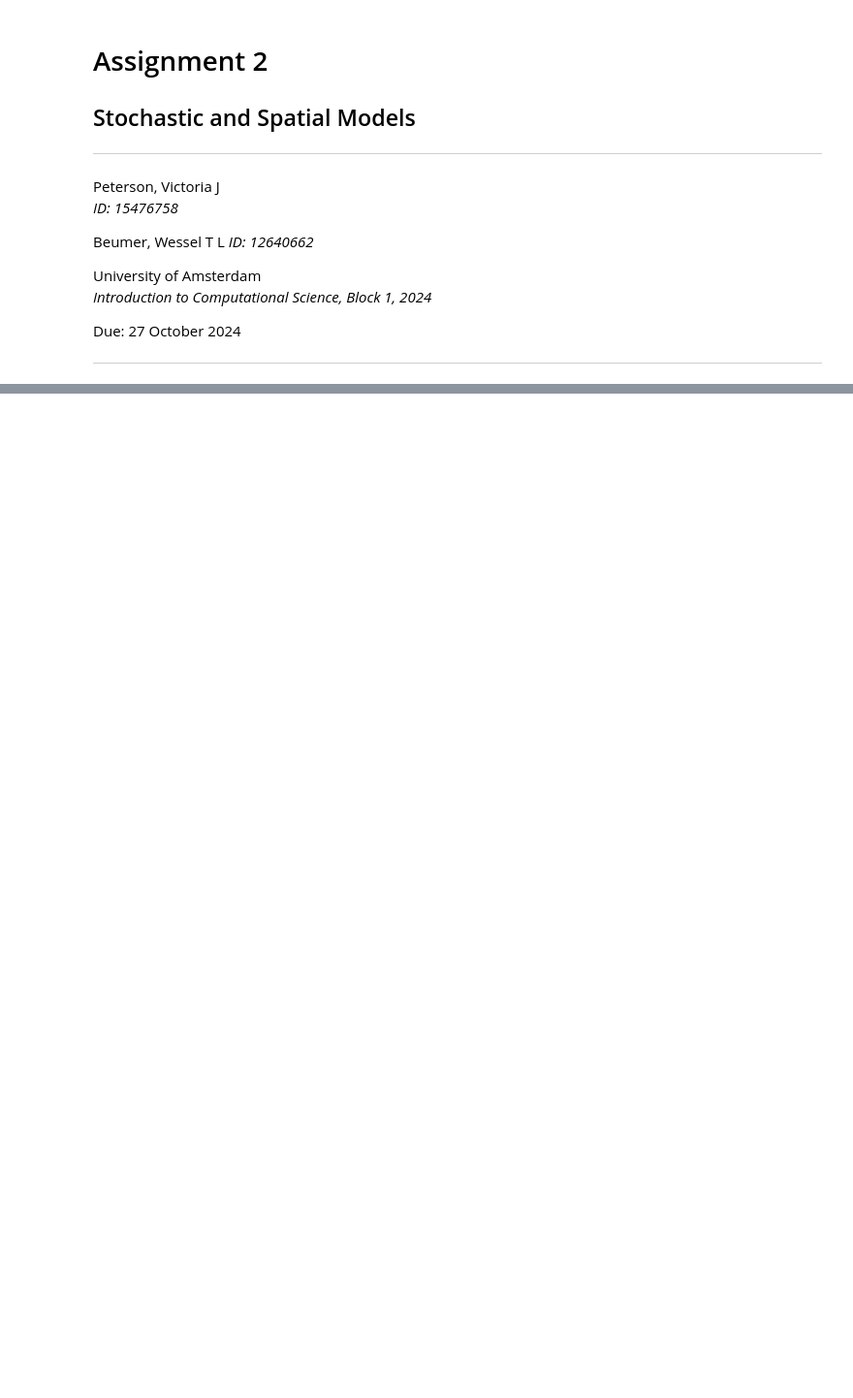
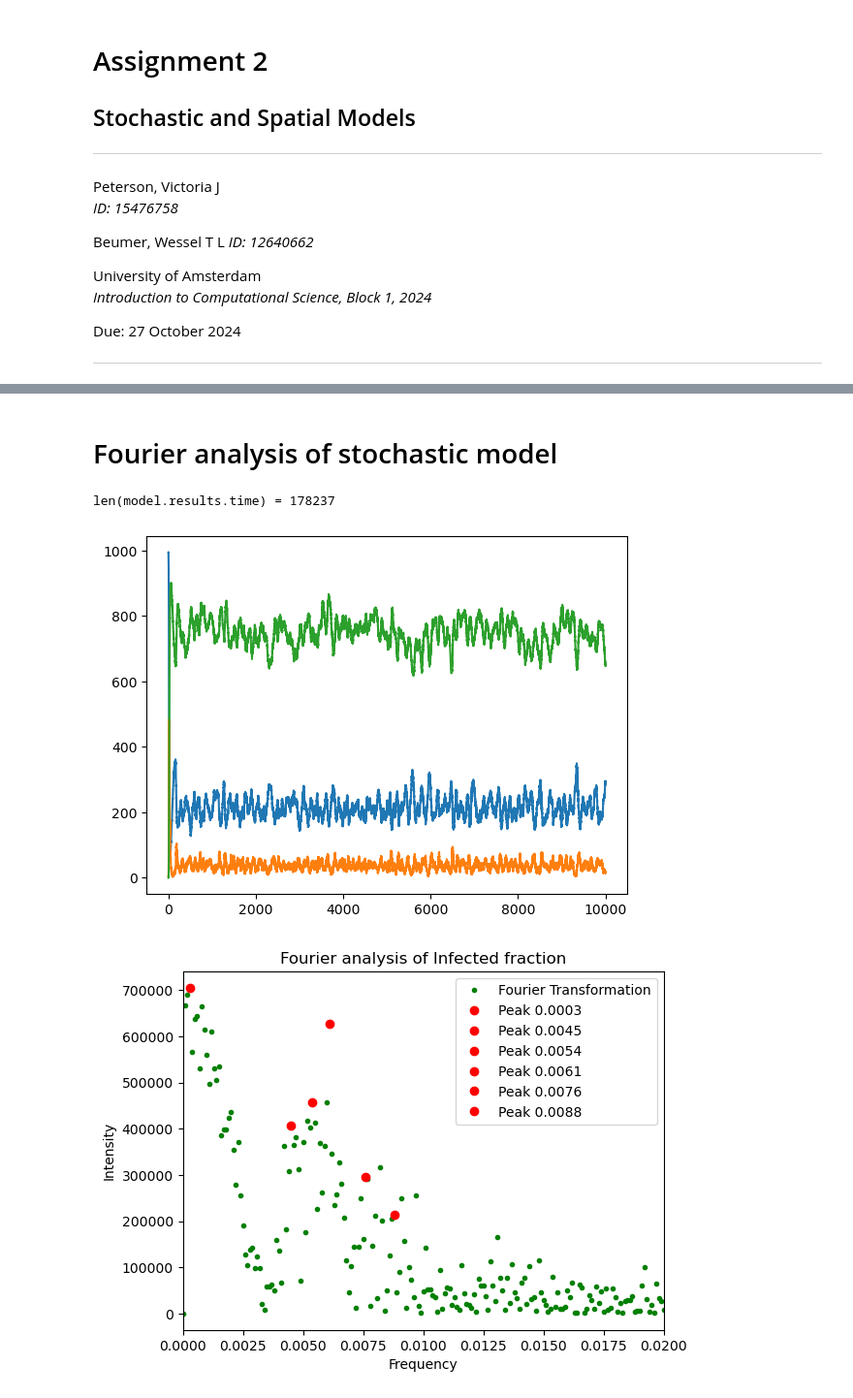
Before and after one commit to VictorianHues/Stochastic-SpatialModels_Assignment2, a Jupyter notebook: Peterson_15476758_Beumer_12640662_assignment2.ipynb, the cells around one changed output, grey strips where cells are left out. Shown: that part at 97% size. Drawn from its saved outputs; the diff is of its cells as text; code cells hidden in the pictures; blank space fills up the shorter version.

```diff
--- a/Peterson_15476758_Beumer_12640662_assignment2.ipynb
+++ b/Peterson_15476758_Beumer_12640662_assignment2.ipynb
@@ -234,0 +241,35 @@ plt.show()
+# %% [markdown]
+# Fourier analysis of stochastic model
+# %%
+# Initial Values
+X0 = 995
+Y0 = 5
+# X0 = 1000
+# Y0 = 0
+Z0 = 0
+N = X0 + Y0 + Z0
+beta = 0.5
+gamma = 0.1
+mu = 0.005
+maxTime = 10000
+
+model = SIRModelGillespies(X0, Y0, Z0, N, beta, gamma, mu)
+model.gillespiesSimulation(maxTime)
+
+print(f"{len(model.results.time) = }")
+plt.plot(model.results.time, model.results.S_List, label='S')
+plt.plot(model.results.time, model.results.I_List, label='I')
+plt.plot(model.results.time, model.results.R_List, label='R')
+plt.show()
+# plt.plot(model.results.time, model.results.S_List, label='S')
+# plt.plot(model.results.time, model.results.I_List, label='I')
+# plt.plot(model.results.time, model.results.R_List, label='R')
+# plt.xlim(0, 1000)
+# plt.show()
+averageTimeStepSize = np.diff(np.array(model.results.time)).mean()
+
+fourierOnSeries(model.results.I_List, averageTimeStepSize)
+# %% [output]
+len(model.results.time) = 178237
+[figure, added]
+[figure, added]
```
Also changed, not shown: parts of 9 cells of this notebook.
